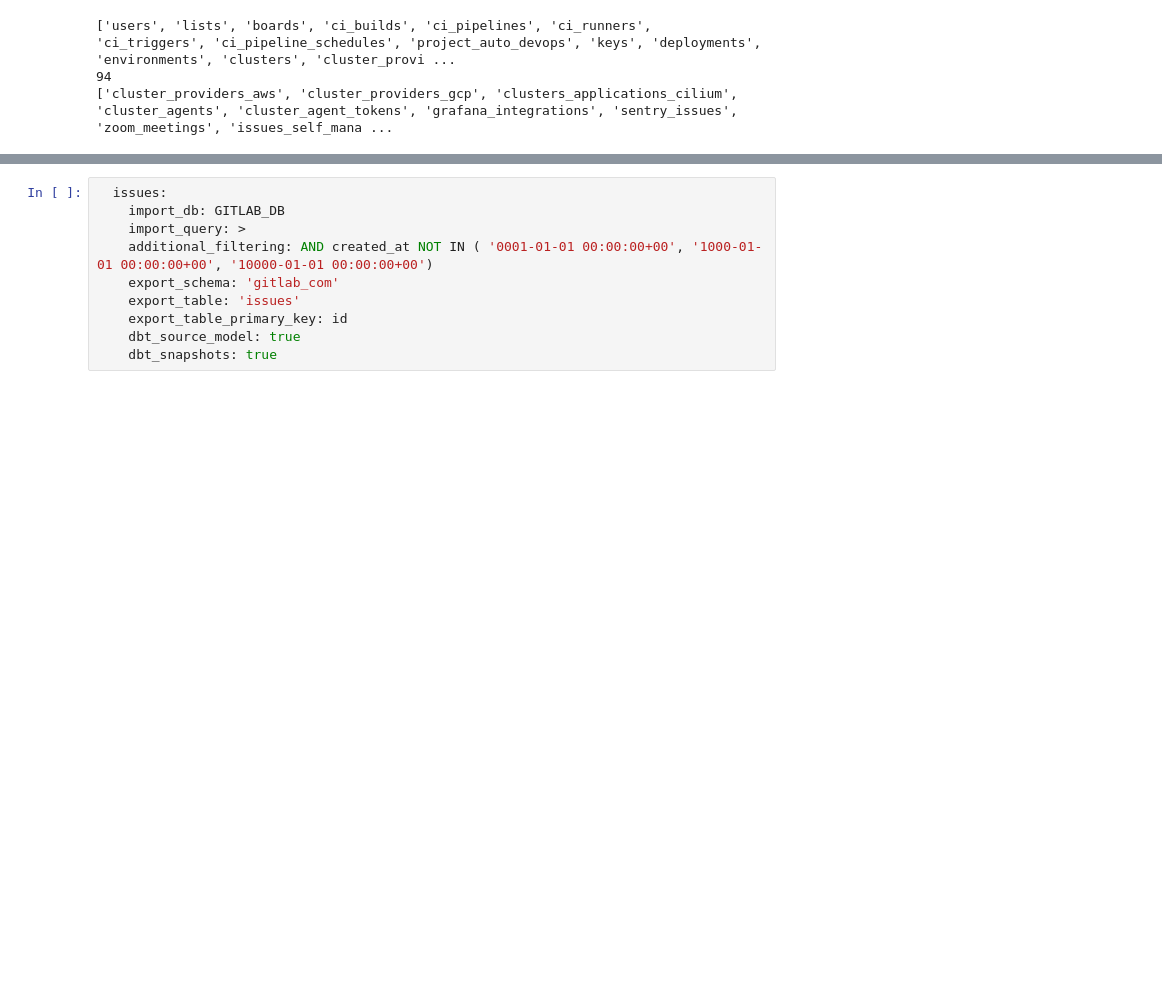
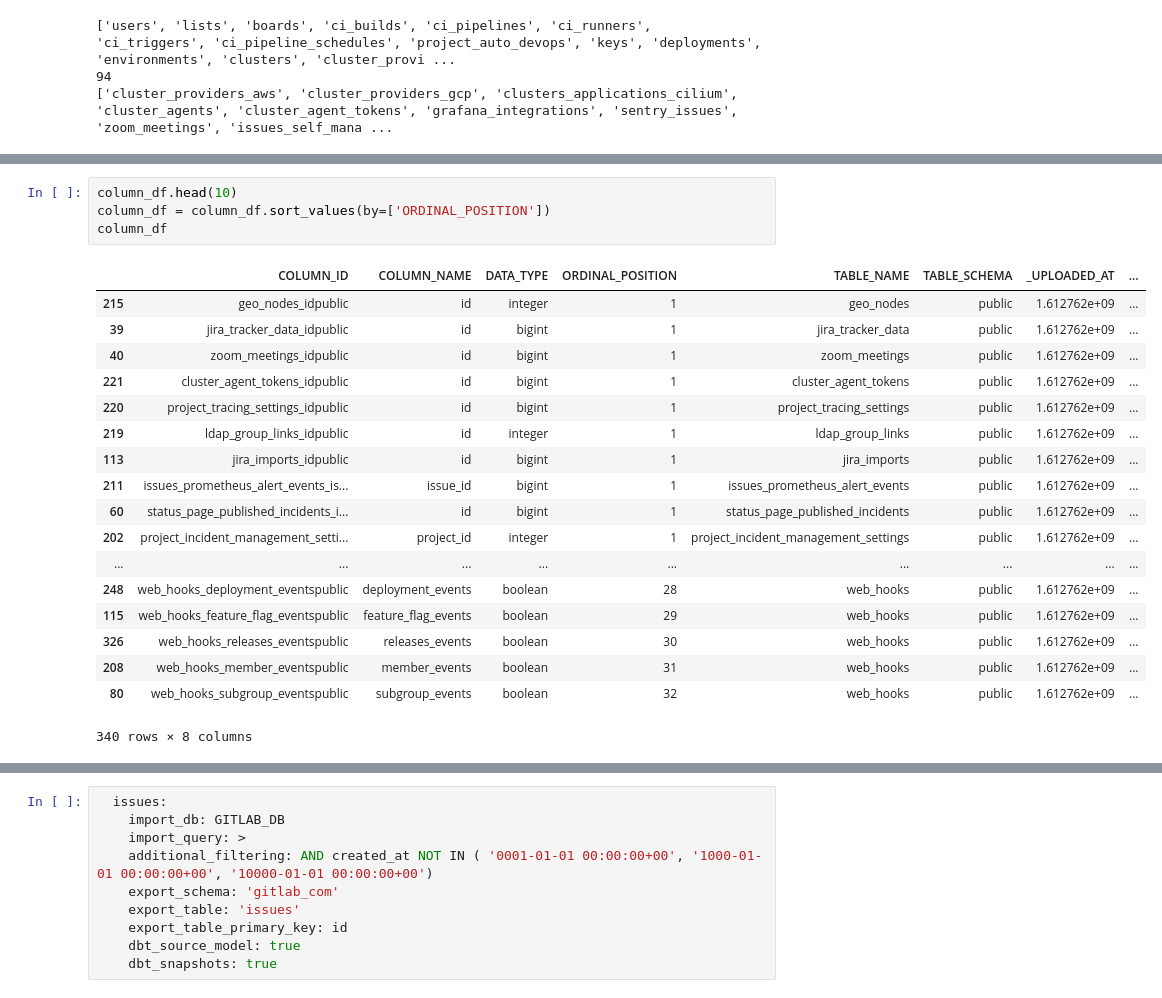
Before and after one commit to ktopcuoglu/gitlab-dbt-analytics, a Jupyter notebook: transform/snowflake-dbt/exploration.ipynb, the cells around one changed output, grey strips where cells are left out. Drawn from its saved outputs; the diff is of its cells as text; blank space fills up the shorter version.

```diff
--- a/transform/snowflake-dbt/exploration.ipynb
+++ b/transform/snowflake-dbt/exploration.ipynb
@@ -209,0 +201,23 @@ dbt_snapshots
+# %%
+column_df.head(10)
+column_df = column_df.sort_values(by=['ORDINAL_POSITION'])
+column_df
+# %% [output]
+|  | COLUMN_ID | COLUMN_NAME | DATA_TYPE | ORDINAL_POSITION | TABLE_NAME | TABLE_SCHEMA | _UPLOADED_AT | ... |
+| 215 | geo_nodes_idpublic | id | integer | 1 | geo_nodes | public | 1.612762e+09 | ... |
+| 39 | jira_tracker_data_idpublic | id | bigint | 1 | jira_tracker_data | public | 1.612762e+09 | ... |
+| 40 | zoom_meetings_idpublic | id | bigint | 1 | zoom_meetings | public | 1.612762e+09 | ... |
+| 221 | cluster_agent_tokens_idpublic | id | bigint | 1 | cluster_agent_tokens | public | 1.612762e+09 | ... |
+| 220 | project_tracing_settings_idpublic | id | bigint | 1 | project_tracing_settings | public | 1.612762e+09 | ... |
+| 219 | ldap_group_links_idpublic | id | integer | 1 | ldap_group_links | public | 1.612762e+09 | ... |
+| 113 | jira_imports_idpublic | id | bigint | 1 | jira_imports | public | 1.612762e+09 | ... |
+| 211 | issues_prometheus_alert_events_is... | issue_id | bigint | 1 | issues_prometheus_alert_events | public | 1.612762e+09 | ... |
+| 60 | status_page_published_incidents_i... | id | bigint | 1 | status_page_published_incidents | public | 1.612762e+09 | ... |
+| 202 | project_incident_management_setti... | project_id | integer | 1 | project_incident_management_settings | public | 1.612762e+09 | ... |
+| ... | ... | ... | ... | ... | ... | ... | ... | ... |
+| 248 | web_hooks_deployment_eventspublic | deployment_events | boolean | 28 | web_hooks | public | 1.612762e+09 | ... |
+| 115 | web_hooks_feature_flag_eventspublic | feature_flag_events | boolean | 29 | web_hooks | public | 1.612762e+09 | ... |
+| 326 | web_hooks_releases_eventspublic | releases_events | boolean | 30 | web_hooks | public | 1.612762e+09 | ... |
+| 208 | web_hooks_member_eventspublic | member_events | boolean | 31 | web_hooks | public | 1.612762e+09 | ... |
+| 80 | web_hooks_subgroup_eventspublic | subgroup_events | boolean | 32 | web_hooks | public | 1.612762e+09 | ... |
+340 rows × 8 columns
```
Also changed, not shown: parts of 8 cells of this notebook.
